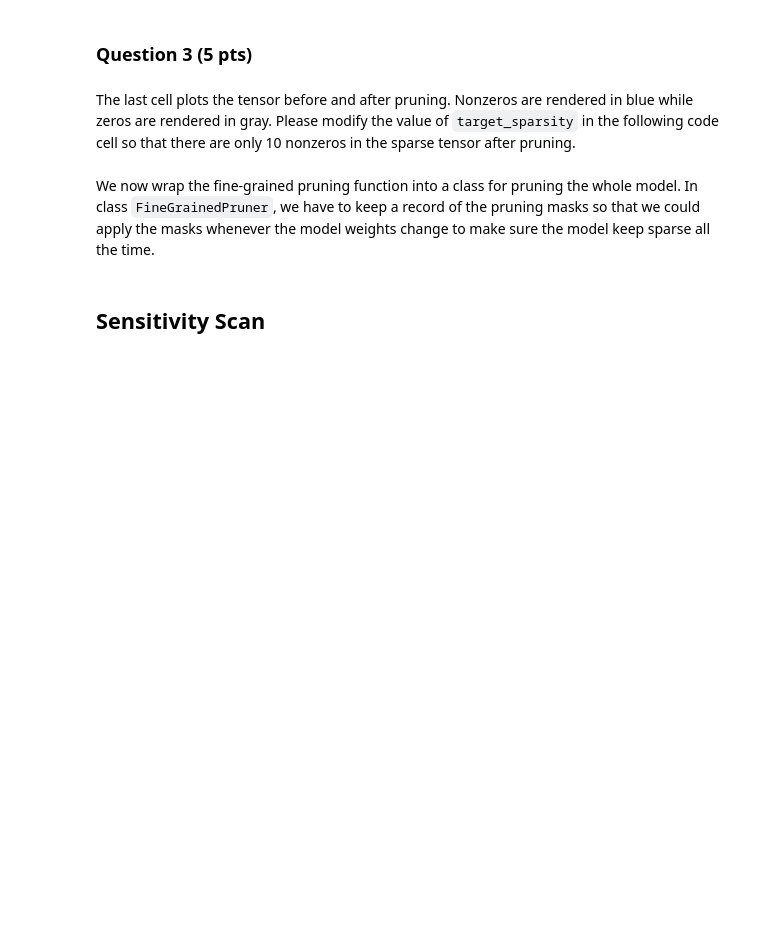
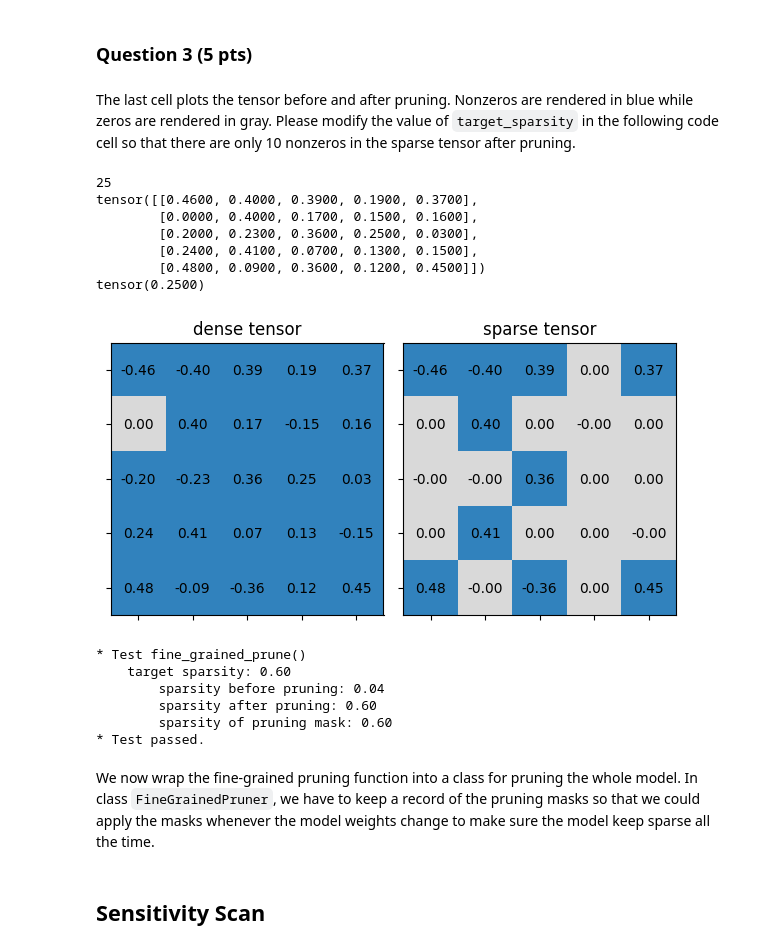
Before and after one commit to brucekimrokcmu/efficientml, a Jupyter notebook: Lab1.ipynb, the cells around one changed output. Drawn from its saved outputs; the diff is of its cells as text; code cells hidden in the pictures; blank space fills up the shorter version.

```diff
--- a/Lab1.ipynb
+++ b/Lab1.ipynb
@@ -490,9 +516,24 @@ test_fine_grained_prune()
 The last cell plots the tensor before and after pruning. Nonzeros are rendered in blue while zeros are rendered in gray. Please modify the value of `target_sparsity` in the following code cell so that there are only 10 nonzeros in the sparse tensor after pruning.
 # %%
 ##################### YOUR CODE STARTS HERE #####################
-target_sparsity = 0 # please modify the value of target_sparsity
+target_sparsity = 0.6 # please modify the value of target_sparsity
 ##################### YOUR CODE ENDS HERE #####################
 test_fine_grained_prune(target_sparsity=target_sparsity, target_nonzeros=10)
+# %% [output]
+25
+tensor([[0.4600, 0.4000, 0.3900, 0.1900, 0.3700],
+        [0.0000, 0.4000, 0.1700, 0.1500, 0.1600],
+        [0.2000, 0.2300, 0.3600, 0.2500, 0.0300],
+        [0.2400, 0.4100, 0.0700, 0.1300, 0.1500],
+        [0.4800, 0.0900, 0.3600, 0.1200, 0.4500]])
+tensor(0.2500)
+[figure, added]
+* Test fine_grained_prune()
+    target sparsity: 0.60
+        sparsity before pruning: 0.04
+        sparsity after pruning: 0.60
+        sparsity of pruning mask: 0.60
+* Test passed.
 # %% [markdown]
 We now wrap the fine-grained pruning function into a class for pruning the whole model. In class `FineGrainedPruner`, we have to keep a record of the pruning masks so that we could apply the masks whenever the model weights change to make sure the model keep sparse all the time.
 # %%
```
Also changed, not shown: parts of 17 cells of this notebook.
